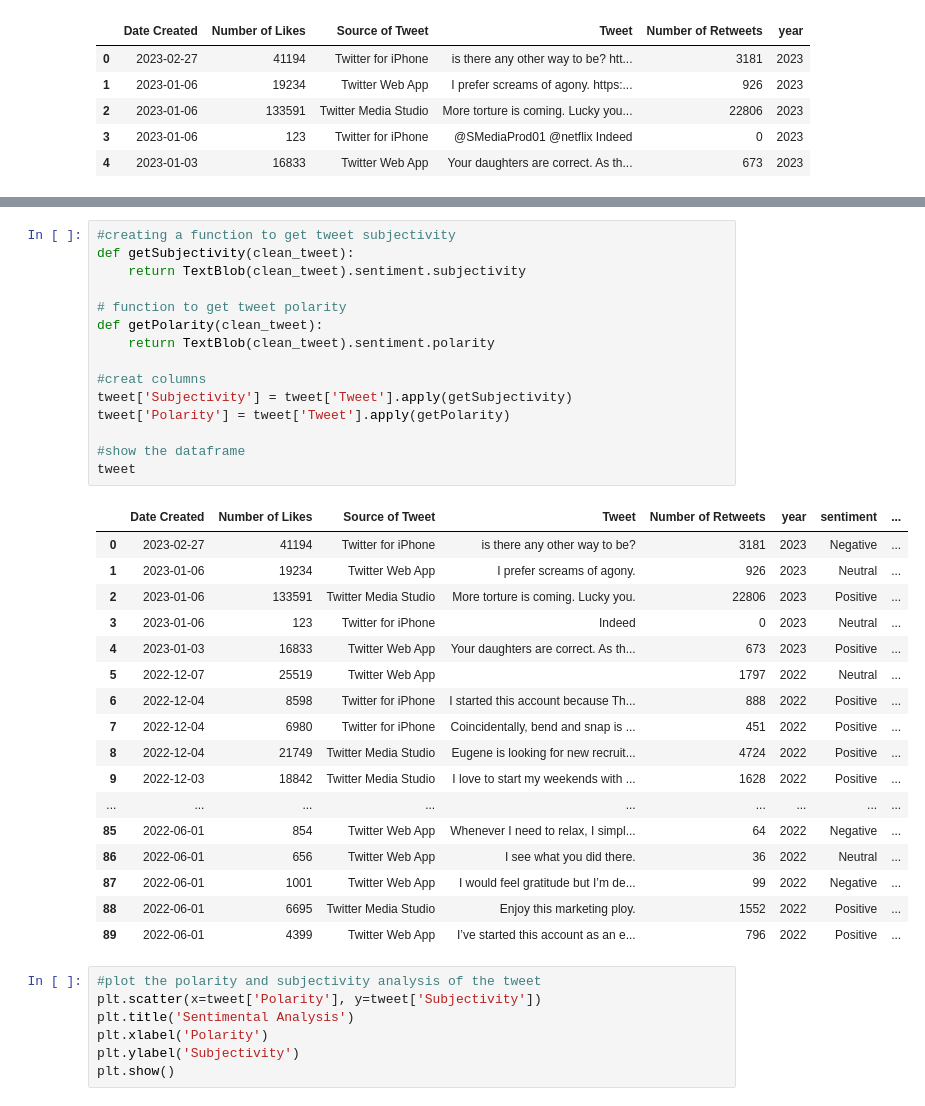
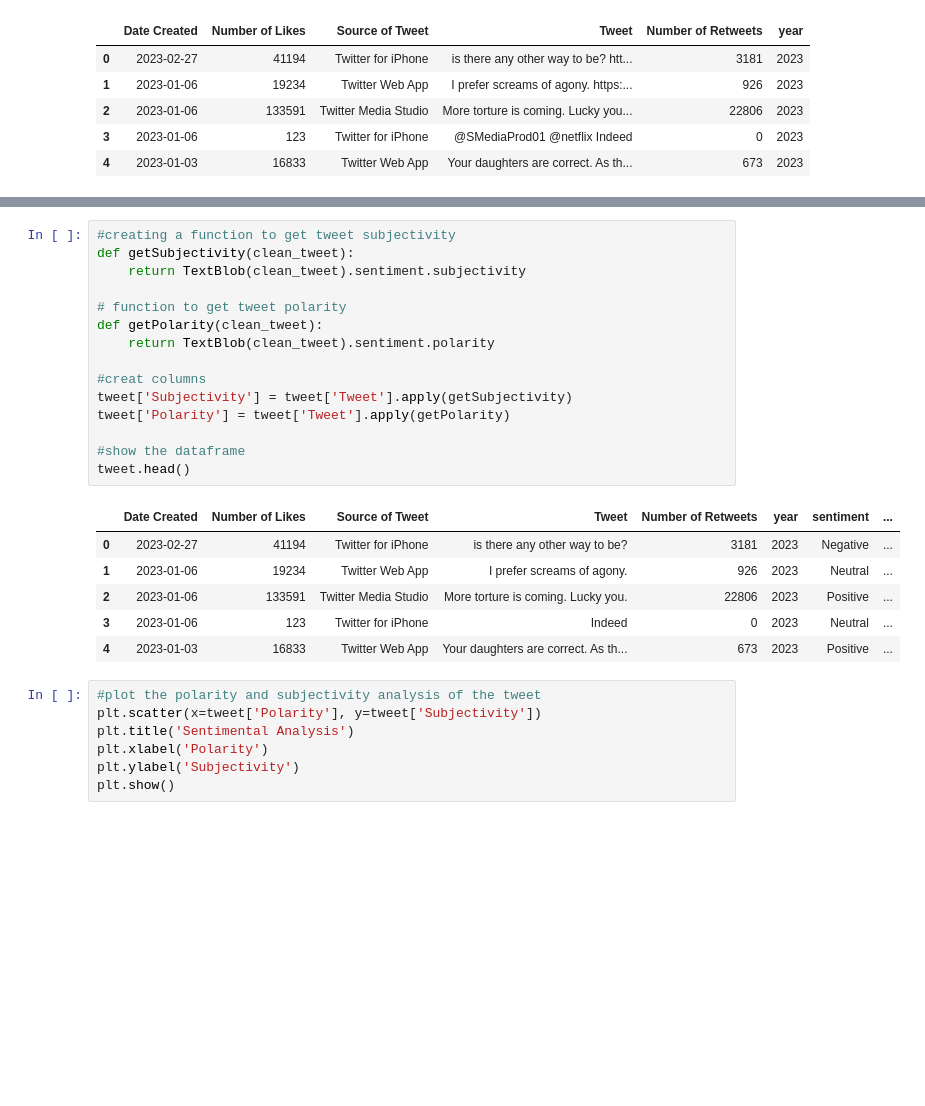
Before and after one commit to Curlybracketi/Twitter_data_sentimental_Analysis, a Jupyter notebook: Twitter Data Sentimental Analysis.ipynb, the cells around one changed output, grey strips where cells are left out. Drawn from its saved outputs; the diff is of its cells as text; blank space fills up the shorter version.

```diff
--- a/Twitter Data Sentimental Analysis.ipynb
+++ b/Twitter Data Sentimental Analysis.ipynb
@@ -162,36 +111,25 @@ tweet
 # %%
 #creating a function to get tweet subjectivity
 def getSubjectivity(clean_tweet):
     return TextBlob(clean_tweet).sentiment.subjectivity
 
 # function to get tweet polarity
 def getPolarity(clean_tweet):
     return TextBlob(clean_tweet).sentiment.polarity
 
 #creat columns
 tweet['Subjectivity'] = tweet['Tweet'].apply(getSubjectivity)
 tweet['Polarity'] = tweet['Tweet'].apply(getPolarity)
 
 #show the dataframe
-tweet
+tweet.head()
 # %% [output]
 |  | Date Created | Number of Likes | Source of Tweet | Tweet | Number of Retweets | year | sentiment | ... |
 | 0 | 2023-02-27 | 41194 | Twitter for iPhone | is there any other way to be? | 3181 | 2023 | Negative | ... |
 | 1 | 2023-01-06 | 19234 | Twitter Web App | I prefer screams of agony. | 926 | 2023 | Neutral | ... |
 | 2 | 2023-01-06 | 133591 | Twitter Media Studio | More torture is coming. Lucky you. | 22806 | 2023 | Positive | ... |
 | 3 | 2023-01-06 | 123 | Twitter for iPhone | Indeed | 0 | 2023 | Neutral | ... |
 | 4 | 2023-01-03 | 16833 | Twitter Web App | Your daughters are correct. As th... | 673 | 2023 | Positive | ... |
-| 5 | 2022-12-07 | 25519 | Twitter Web App |  | 1797 | 2022 | Neutral | ... |
-| 6 | 2022-12-04 | 8598 | Twitter for iPhone | I started this account because Th... | 888 | 2022 | Positive | ... |
-| 7 | 2022-12-04 | 6980 | Twitter for iPhone | Coincidentally, bend and snap is ... | 451 | 2022 | Positive | ... |
-| 8 | 2022-12-04 | 21749 | Twitter Media Studio | Eugene is looking for new recruit... | 4724 | 2022 | Positive | ... |
-| 9 | 2022-12-03 | 18842 | Twitter Media Studio | I love to start my weekends with ... | 1628 | 2022 | Positive | ... |
-| ... | ... | ... | ... | ... | ... | ... | ... | ... |
-| 85 | 2022-06-01 | 854 | Twitter Web App | Whenever I need to relax, I simpl... | 64 | 2022 | Negative | ... |
-| 86 | 2022-06-01 | 656 | Twitter Web App | I see what you did there. | 36 | 2022 | Neutral | ... |
-| 87 | 2022-06-01 | 1001 | Twitter Web App | I would feel gratitude but I’m de... | 99 | 2022 | Negative | ... |
-| 88 | 2022-06-01 | 6695 | Twitter Media Studio | Enjoy this marketing ploy. | 1552 | 2022 | Positive | ... |
-| 89 | 2022-06-01 | 4399 | Twitter Web App | I’ve started this account as an e... | 796 | 2022 | Positive | ... |
 # %%
 #plot the polarity and subjectivity analysis of the tweet
 plt.scatter(x=tweet['Polarity'], y=tweet['Subjectivity'])
```
Also changed, not shown: parts of 6 cells of this notebook.
